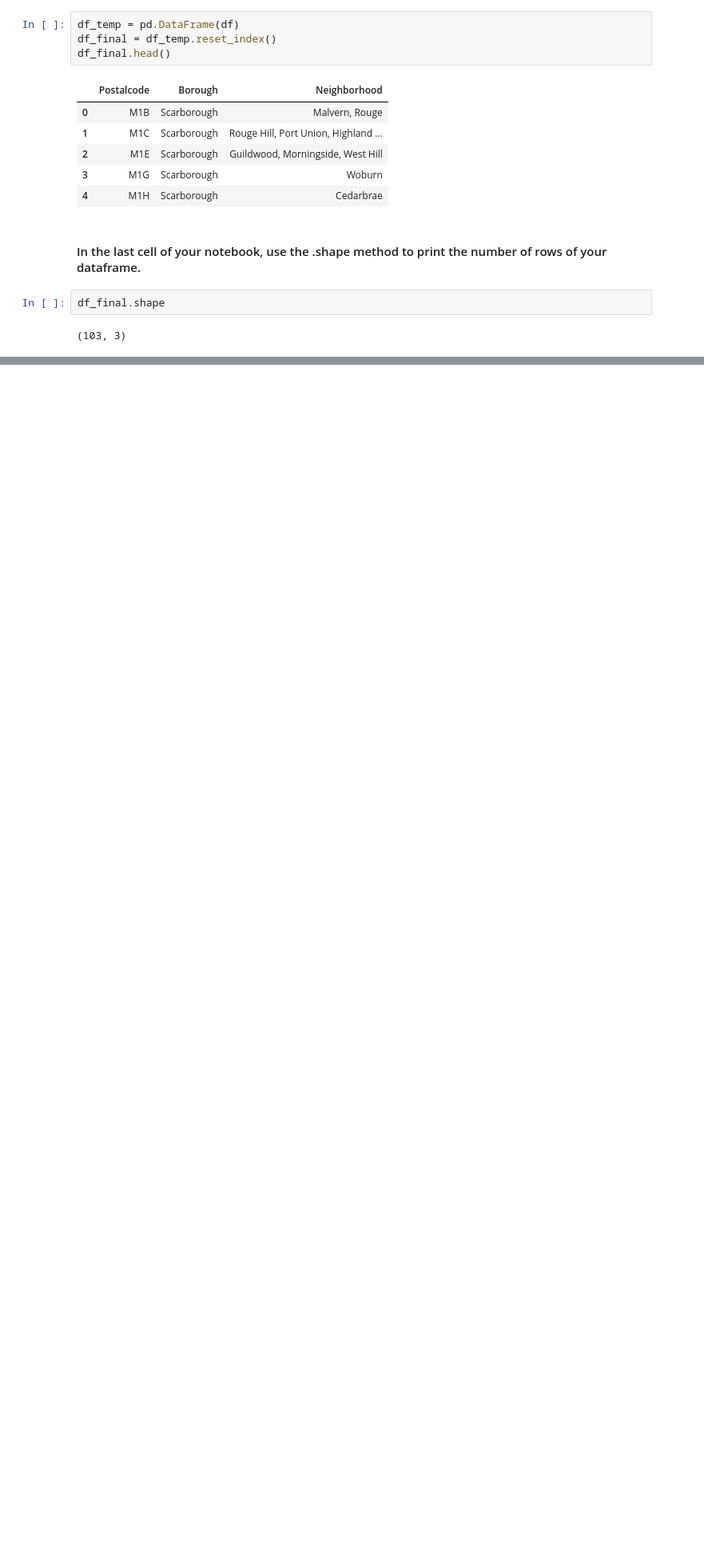
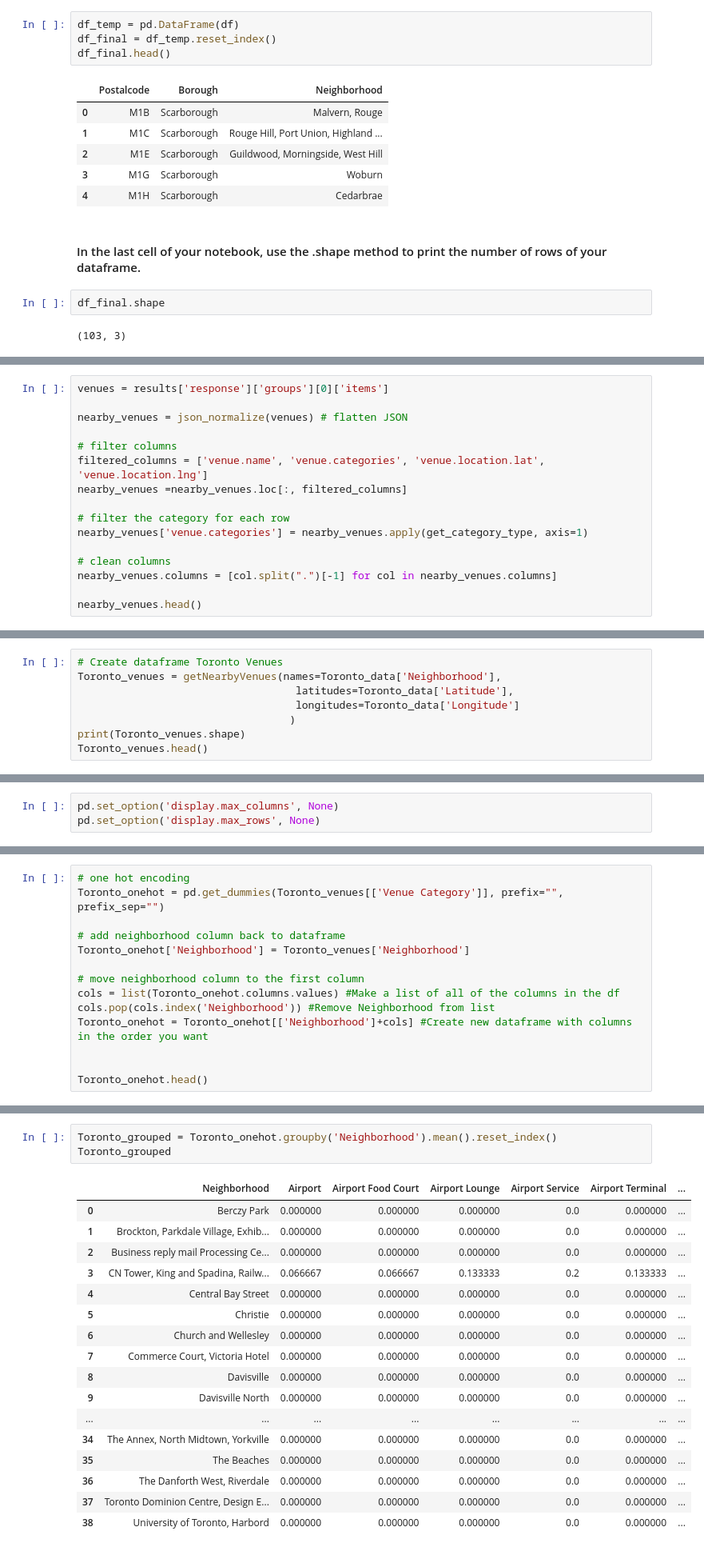
Before and after one commit to JorgeSeabra/capstone-neighborhoods-in-Toronto, a Jupyter notebook: Capstone - Neighborhoods in Toronto.ipynb, the cells around one changed output, grey strips where cells are left out. Shown: that part at 80% size. Cells and saved outputs as stored; diff of their text form; blank space fills up the shorter version.

```diff
--- a/Capstone - Neighborhoods in Toronto.ipynb
+++ b/Capstone - Neighborhoods in Toronto.ipynb
@@ -158,0 +451,16 @@ df_final.shape
+# %%
+venues = results['response']['groups'][0]['items']
+
+nearby_venues = json_normalize(venues) # flatten JSON
+
+# filter columns
+filtered_columns = ['venue.name', 'venue.categories', 'venue.location.lat', 'venue.location.lng']
+nearby_venues =nearby_venues.loc[:, filtered_columns]
+
+# filter the category for each row
+nearby_venues['venue.categories'] = nearby_venues.apply(get_category_type, axis=1)
+
+# clean columns
+nearby_venues.columns = [col.split(".")[-1] for col in nearby_venues.columns]
+
+nearby_venues.head()
@@ -158,0 +528,8 @@ df_final.shape
+# %%
+# Create dataframe Toronto Venues
+Toronto_venues = getNearbyVenues(names=Toronto_data['Neighborhood'],
+                                   latitudes=Toronto_data['Latitude'],
+                                   longitudes=Toronto_data['Longitude']
+                                  )
+print(Toronto_venues.shape)
+Toronto_venues.head()
@@ -158,0 +589,3 @@ df_final.shape
+# %%
+pd.set_option('display.max_columns', None)
+pd.set_option('display.max_rows', None)
@@ -158,0 +594,14 @@ df_final.shape
+# %%
+# one hot encoding
+Toronto_onehot = pd.get_dummies(Toronto_venues[['Venue Category']], prefix="", prefix_sep="")
+
+# add neighborhood column back to dataframe
+Toronto_onehot['Neighborhood'] = Toronto_venues['Neighborhood']
+
+# move neighborhood column to the first column
+cols = list(Toronto_onehot.columns.values) #Make a list of all of the columns in the df
+cols.pop(cols.index('Neighborhood')) #Remove Neighborhood from list
+Toronto_onehot = Toronto_onehot[['Neighborhood']+cols] #Create new dataframe with columns in the order you want
+
+
+Toronto_onehot.head()
@@ -158,0 +621,21 @@ df_final.shape
+# %%
+Toronto_grouped = Toronto_onehot.groupby('Neighborhood').mean().reset_index()
+Toronto_grouped
+# %% [output]
+|  | Neighborhood | Airport | Airport Food Court | Airport Lounge | Airport Service | Airport Terminal | ... |
+| 0 | Berczy Park | 0.000000 | 0.000000 | 0.000000 | 0.0 | 0.000000 | ... |
+| 1 | Brockton, Parkdale Village, Exhib... | 0.000000 | 0.000000 | 0.000000 | 0.0 | 0.000000 | ... |
+| 2 | Business reply mail Processing Ce... | 0.000000 | 0.000000 | 0.000000 | 0.0 | 0.000000 | ... |
+| 3 | CN Tower, King and Spadina, Railw... | 0.066667 | 0.066667 | 0.133333 | 0.2 | 0.133333 | ... |
+| 4 | Central Bay Street | 0.000000 | 0.000000 | 0.000000 | 0.0 | 0.000000 | ... |
+| 5 | Christie | 0.000000 | 0.000000 | 0.000000 | 0.0 | 0.000000 | ... |
+| 6 | Church and Wellesley | 0.000000 | 0.000000 | 0.000000 | 0.0 | 0.000000 | ... |
+| 7 | Commerce Court, Victoria Hotel | 0.000000 | 0.000000 | 0.000000 | 0.0 | 0.000000 | ... |
+| 8 | Davisville | 0.000000 | 0.000000 | 0.000000 | 0.0 | 0.000000 | ... |
+| 9 | Davisville North | 0.000000 | 0.000000 | 0.000000 | 0.0 | 0.000000 | ... |
+| ... | ... | ... | ... | ... | ... | ... | ... |
+| 34 | The Annex, North Midtown, Yorkville | 0.000000 | 0.000000 | 0.000000 | 0.0 | 0.000000 | ... |
+| 35 | The Beaches | 0.000000 | 0.000000 | 0.000000 | 0.0 | 0.000000 | ... |
+| 36 | The Danforth West, Riverdale | 0.000000 | 0.000000 | 0.000000 | 0.0 | 0.000000 | ... |
+| 37 | Toronto Dominion Centre, Design E... | 0.000000 | 0.000000 | 0.000000 | 0.0 | 0.000000 | ... |
+| 38 | University of Toronto, Harbord | 0.000000 | 0.000000 | 0.000000 | 0.0 | 0.000000 | ... |
```
Also changed, not shown: parts of 72 cells of this notebook.
